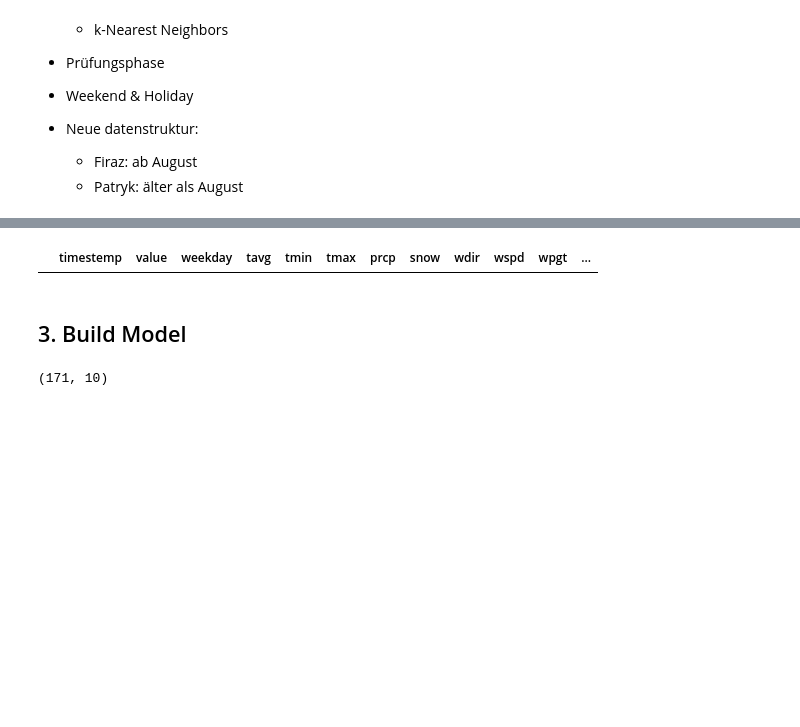
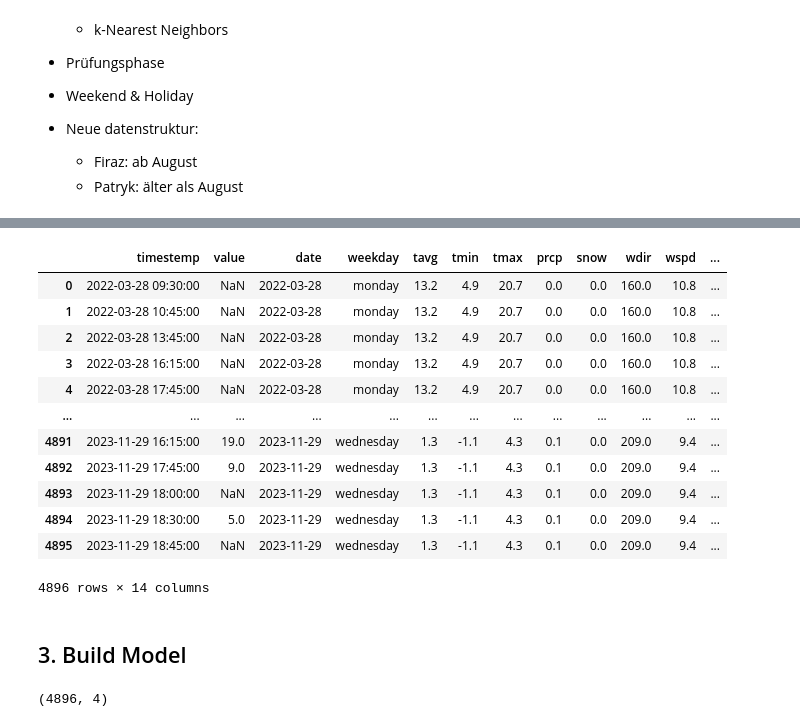
Before and after one commit to PatrykGadziomski/Visitor-prediction, a Jupyter notebook: Project_with_new_data.ipynb, the cells around one changed output, grey strips where cells are left out. Drawn from its saved outputs; the diff is of its cells as text; code cells hidden in the pictures; blank space fills up the shorter version.

Commit message:
fixed weather data for every single day

```diff
--- a/Project_with_new_data.ipynb
+++ b/Project_with_new_data.ipynb
@@ -43,5 +43,2 @@ Data columns (total 2 columns):
 dtypes: datetime64[ns](1), float64(1)
 memory usage: 76.6 KB
-# %%
-visitor_data.columns = [str(column) for column in visitor_data.columns]
-visitor_data.columns
@@ -90,3 +75,14 @@ visitor_data.plot(x="timestemp", y="value")
 - Neue datenstruktur:
     - Firaz: ab August
     - Patryk: älter als August
+# %%
+date_list = []
+
+for i in visitor_data["timestemp"]:
+    new_date = (str(i)[0:10])
+    new_date = datetime.datetime.strptime(new_date,'%Y-%m-%d')
+    date_list.append(new_date)
+
+visitor_data["date"] = date_list
+
+visitor_data
@@ -115,12 +125,15 @@ visitor_data
 today_year = int(str(datetime.datetime.today())[0:4])
 today_month = int(str(datetime.datetime.today())[5:7])
 today_day = int(str(datetime.datetime.today())[8:10])
+# today_hour = int(str(datetime.datetime.today())[11:13])
+# today_min = int(str(datetime.datetime.today())[14:16])
+# today_sec = int(str(datetime.datetime.today())[17:19])
 
-# get weather data thorught the date
-start = datetime.datetime(2023, 4, 17)
+# # get weather data thorught the date
+start = datetime.datetime(2022, 3, 28)
 end = datetime.datetime(today_year, today_month, today_day)
 
-# Stuttgart
+# # Stuttgart
 location = Point(48.7823200, 9.1770200, 252)
 
 weather_data = Daily(location, start, end)
@@ -140,7 +153,4 @@ pres: The average sea-level air pressure in hPa	: Float
 tsun: The daily sunshine total in minutes (m)	: Integer
 """
 weather_data
-
-weather_data.plot(y=['tavg', 'tmin', 'tmax'])
-plt.show()
 # %% [output]
@@ -148,17 +176,29 @@ plt.show()
 # %%
 # merge data frames
 joined_df = visitor_data.merge(
     weather_data,
-    left_on="timestemp",
+    left_on="date",
     right_on="time" # Die Uhrzeiten müssen auch passen | Muss man fixen
 )
 
 joined_df
 # %% [output]
-|  | timestemp | value | weekday | tavg | tmin | tmax | prcp | snow | wdir | wspd | wpgt | ... |
+|  | timestemp | value | date | weekday | tavg | tmin | tmax | prcp | snow | wdir | wspd | ... |
+| 0 | 2022-03-28 09:30:00 | NaN | 2022-03-28 | monday | 13.2 | 4.9 | 20.7 | 0.0 | 0.0 | 160.0 | 10.8 | ... |
+| 1 | 2022-03-28 10:45:00 | NaN | 2022-03-28 | monday | 13.2 | 4.9 | 20.7 | 0.0 | 0.0 | 160.0 | 10.8 | ... |
+| 2 | 2022-03-28 13:45:00 | NaN | 2022-03-28 | monday | 13.2 | 4.9 | 20.7 | 0.0 | 0.0 | 160.0 | 10.8 | ... |
+| 3 | 2022-03-28 16:15:00 | NaN | 2022-03-28 | monday | 13.2 | 4.9 | 20.7 | 0.0 | 0.0 | 160.0 | 10.8 | ... |
+| 4 | 2022-03-28 17:45:00 | NaN | 2022-03-28 | monday | 13.2 | 4.9 | 20.7 | 0.0 | 0.0 | 160.0 | 10.8 | ... |
+| ... | ... | ... | ... | ... | ... | ... | ... | ... | ... | ... | ... | ... |
+| 4891 | 2023-11-29 16:15:00 | 19.0 | 2023-11-29 | wednesday | 1.3 | -1.1 | 4.3 | 0.1 | 0.0 | 209.0 | 9.4 | ... |
+| 4892 | 2023-11-29 17:45:00 | 9.0 | 2023-11-29 | wednesday | 1.3 | -1.1 | 4.3 | 0.1 | 0.0 | 209.0 | 9.4 | ... |
+| 4893 | 2023-11-29 18:00:00 | NaN | 2023-11-29 | wednesday | 1.3 | -1.1 | 4.3 | 0.1 | 0.0 | 209.0 | 9.4 | ... |
+| 4894 | 2023-11-29 18:30:00 | 5.0 | 2023-11-29 | wednesday | 1.3 | -1.1 | 4.3 | 0.1 | 0.0 | 209.0 | 9.4 | ... |
+| 4895 | 2023-11-29 18:45:00 | NaN | 2023-11-29 | wednesday | 1.3 | -1.1 | 4.3 | 0.1 | 0.0 | 209.0 | 9.4 | ... |
+4896 rows × 14 columns
 # %% [markdown]
 ## 3. Build Model
 # %%
 print(visitor_data.shape)
 # %% [output]
-(171, 10)
+(4896, 4)
```
Also changed, not shown: parts of 11 cells of this notebook.
